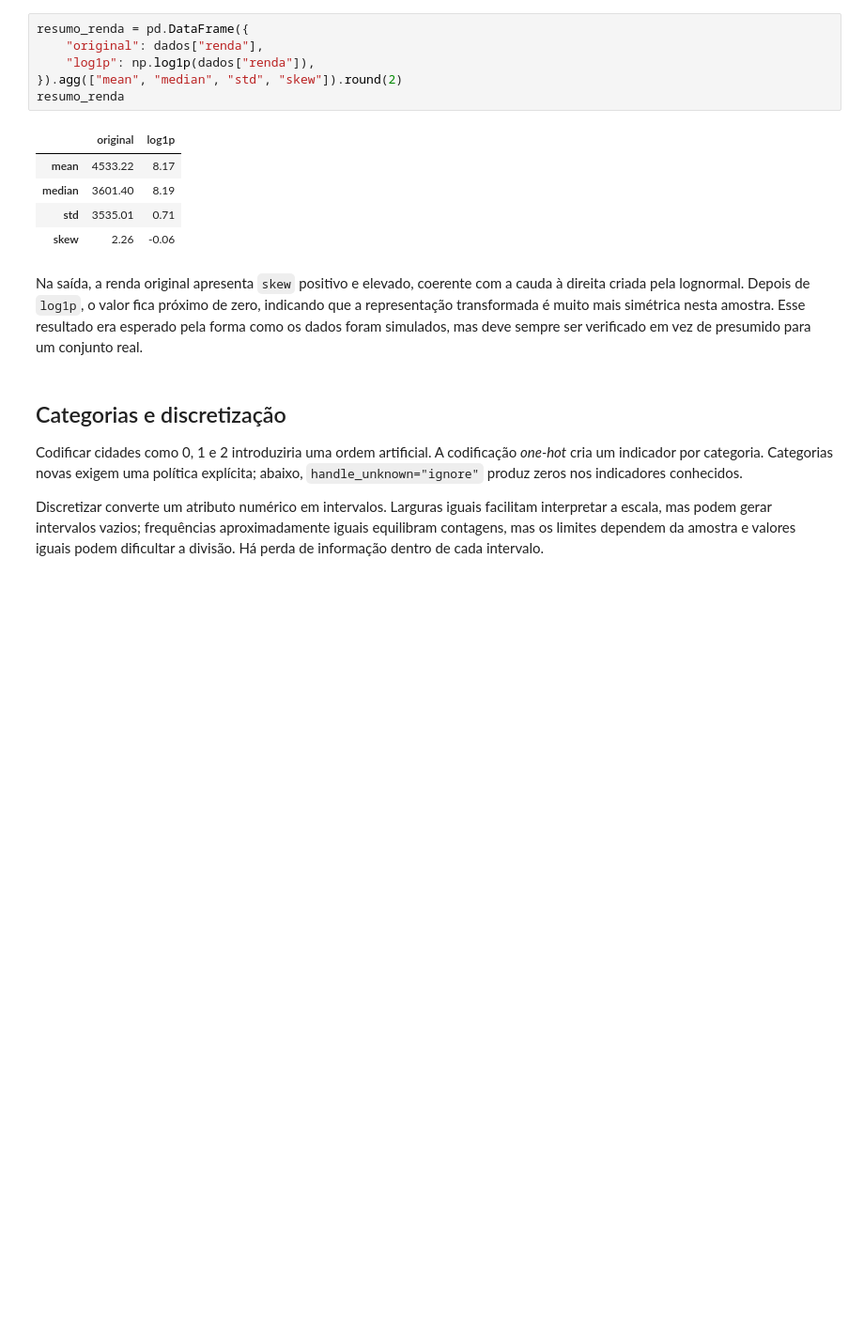
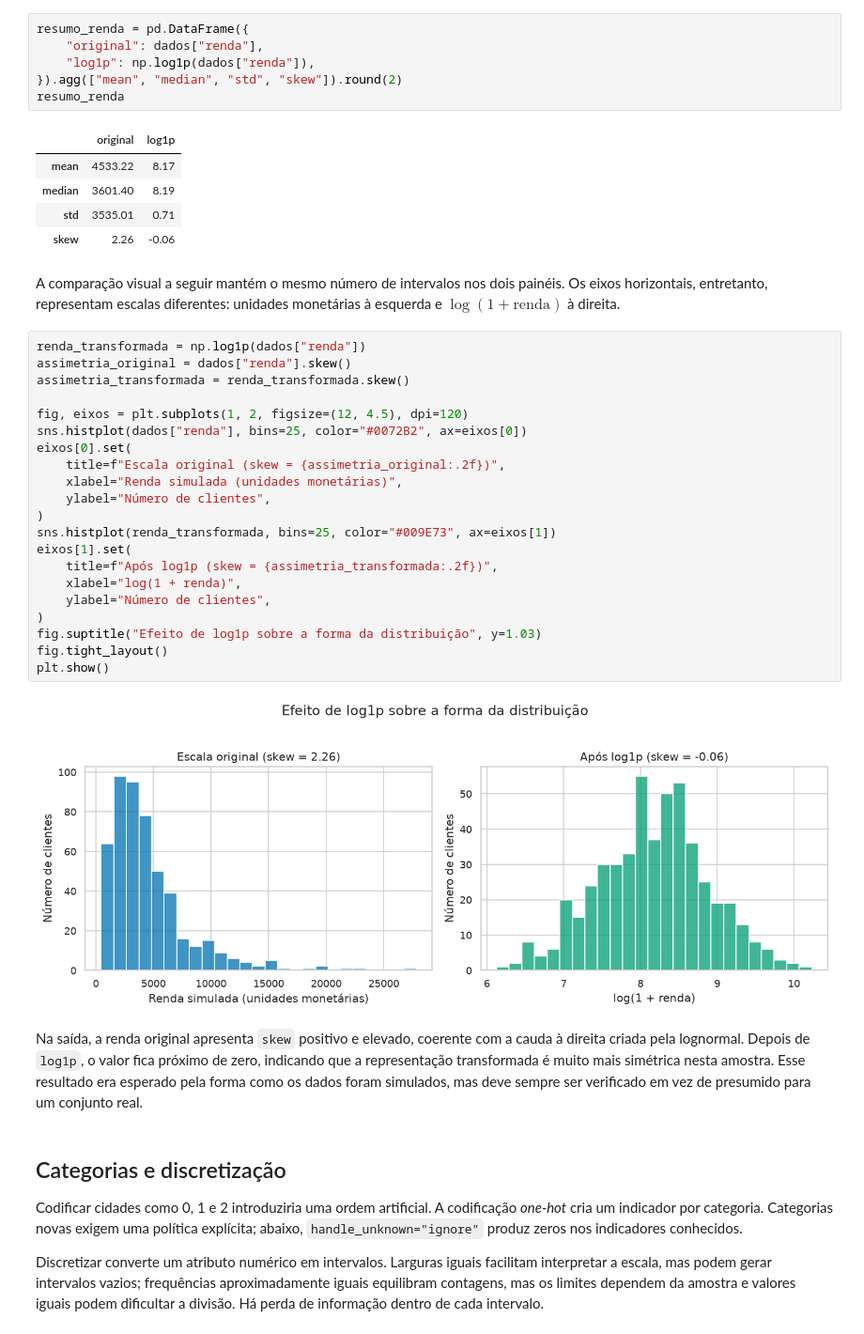
Before and after one commit to lalvim/DataMining, a Jupyter notebook: notebooks/unidade_03/03_02_transformacao_e_discretizacao.ipynb, the cells around one changed output. Shown at 94% size. Saved outputs shown, nothing was run; the diff lists cells and outputs as text; blank space fills up the shorter version.

```diff
--- a/notebooks/unidade_03/03_02_transformacao_e_discretizacao.ipynb
+++ b/notebooks/unidade_03/03_02_transformacao_e_discretizacao.ipynb
@@ -94,6 +136,31 @@ resumo_renda
 | median | 3601.40 | 8.19 |
 | std | 3535.01 | 0.71 |
 | skew | 2.26 | -0.06 |
+# %% [markdown]
+A comparação visual a seguir mantém o mesmo número de intervalos nos dois painéis. Os eixos horizontais, entretanto, representam escalas diferentes: unidades monetárias à esquerda e $\log(1+\text{renda})$ à direita.
+# %%
+renda_transformada = np.log1p(dados["renda"])
+assimetria_original = dados["renda"].skew()
+assimetria_transformada = renda_transformada.skew()
+
+fig, eixos = plt.subplots(1, 2, figsize=(12, 4.5), dpi=120)
+sns.histplot(dados["renda"], bins=25, color="#0072B2", ax=eixos[0])
+eixos[0].set(
+    title=f"Escala original (skew = {assimetria_original:.2f})",
+    xlabel="Renda simulada (unidades monetárias)",
+    ylabel="Número de clientes",
+)
+sns.histplot(renda_transformada, bins=25, color="#009E73", ax=eixos[1])
+eixos[1].set(
+    title=f"Após log1p (skew = {assimetria_transformada:.2f})",
+    xlabel="log(1 + renda)",
+    ylabel="Número de clientes",
+)
+fig.suptitle("Efeito de log1p sobre a forma da distribuição", y=1.03)
+fig.tight_layout()
+plt.show()
+# %% [output]
+[figure, added]
 # %% [markdown]
 Na saída, a renda original apresenta `skew` positivo e elevado, coerente com a cauda à direita criada pela lognormal. Depois de `log1p`, o valor fica próximo de zero, indicando que a representação transformada é muito mais simétrica nesta amostra. Esse resultado era esperado pela forma como os dados foram simulados, mas deve sempre ser verificado em vez de presumido para um conjunto real.
 # %% [markdown]
```
Also changed, not shown: parts of 5 cells of this notebook, 2 other files.
